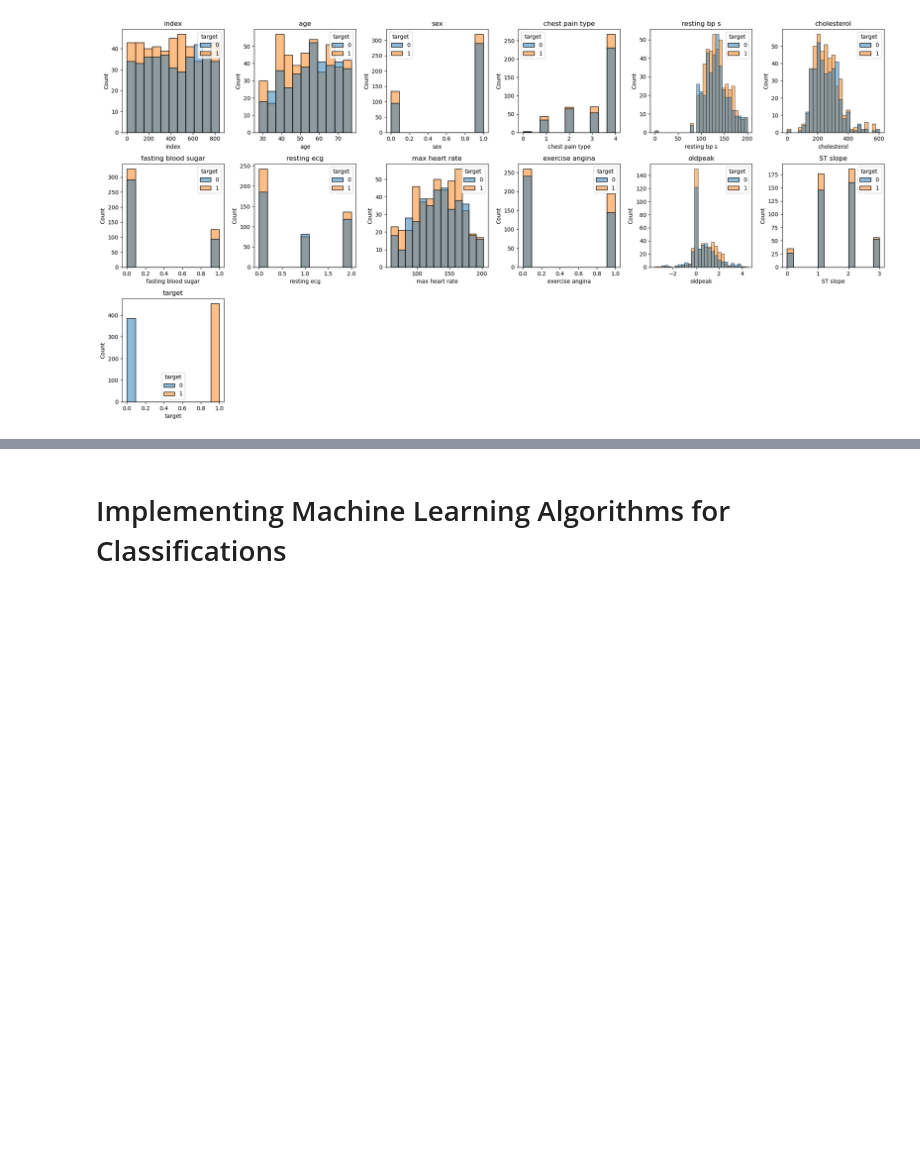
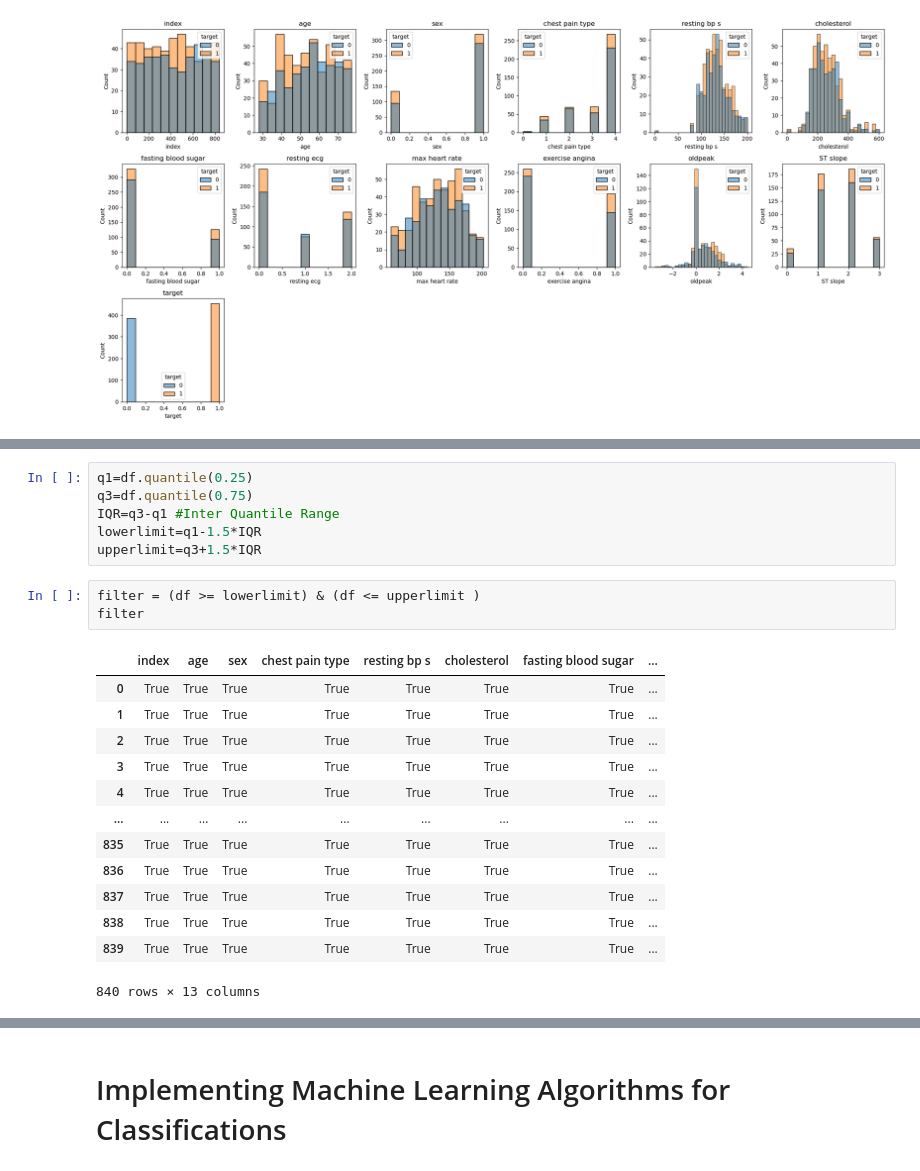
Before and after one commit to Dcoder-Nikhil/DS-projects, a Jupyter notebook: Heart disease Prediction (TFUG Chd Oct 2022)/heartDisease.ipynb, the cells around one changed output, grey strips where cells are left out. Cells and saved outputs as stored; diff of their text form; blank space fills up the shorter version.

```diff
--- a/Heart disease Prediction (TFUG Chd Oct 2022)/heartDisease.ipynb
+++ b/Heart disease Prediction (TFUG Chd Oct 2022)/heartDisease.ipynb
@@ -191,0 +263,23 @@ plt.tight_layout()
+# %%
+q1=df.quantile(0.25)
+q3=df.quantile(0.75)
+IQR=q3-q1 #Inter Quantile Range
+lowerlimit=q1-1.5*IQR
+upperlimit=q3+1.5*IQR
+# %%
+filter = (df >= lowerlimit) & (df <= upperlimit )
+filter
+# %% [output]
+|  | index | age | sex | chest pain type | resting bp s | cholesterol | fasting blood sugar | ... |
+| 0 | True | True | True | True | True | True | True | ... |
+| 1 | True | True | True | True | True | True | True | ... |
+| 2 | True | True | True | True | True | True | True | ... |
+| 3 | True | True | True | True | True | True | True | ... |
+| 4 | True | True | True | True | True | True | True | ... |
+| ... | ... | ... | ... | ... | ... | ... | ... | ... |
+| 835 | True | True | True | True | True | True | True | ... |
+| 836 | True | True | True | True | True | True | True | ... |
+| 837 | True | True | True | True | True | True | True | ... |
+| 838 | True | True | True | True | True | True | True | ... |
+| 839 | True | True | True | True | True | True | True | ... |
+840 rows × 13 columns
```
Also changed, not shown: parts of 33 cells of this notebook.
